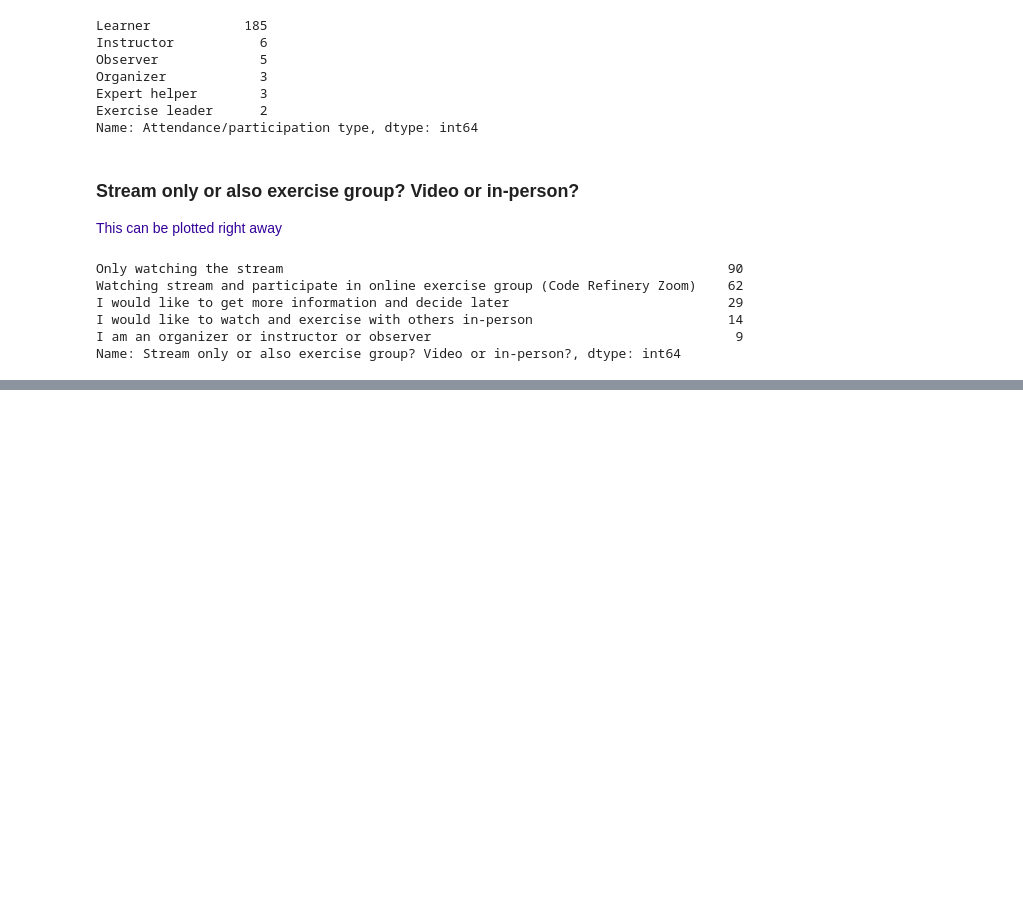
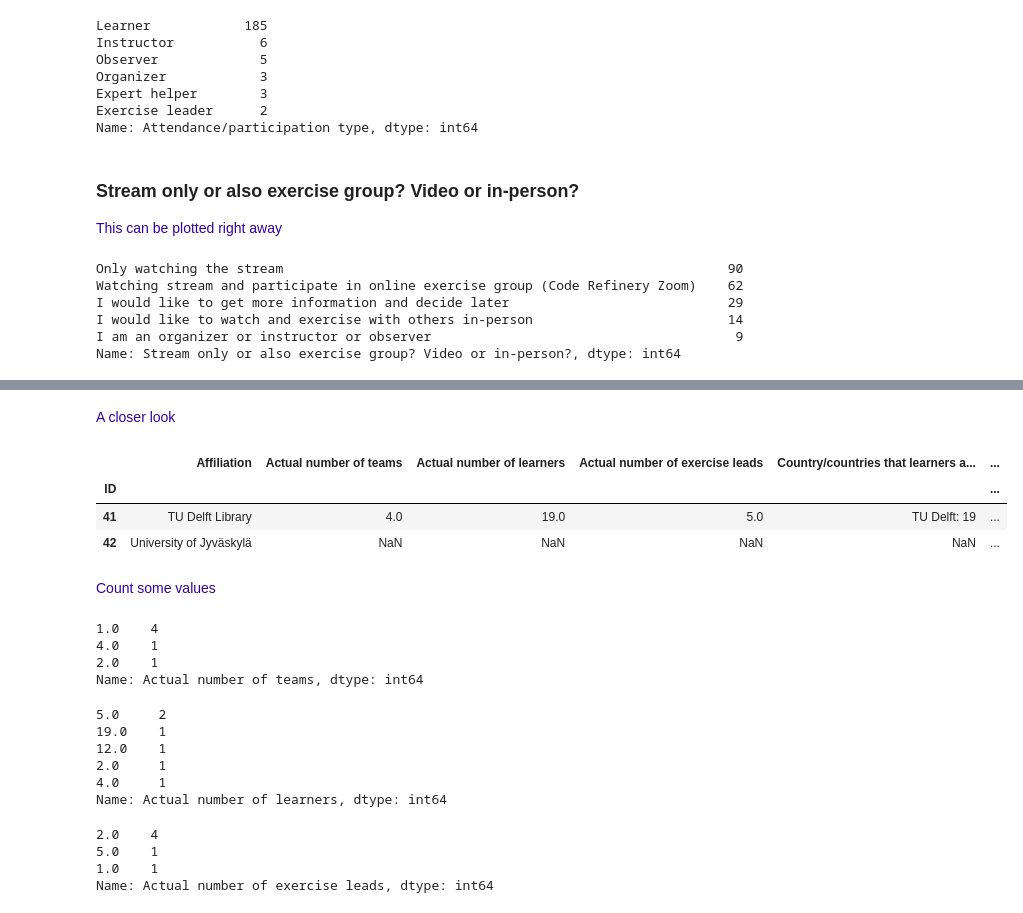
Before and after one commit to coderefinery/workshop-stats, a Jupyter notebook: ExploratoryDA.ipynb, the cells around one changed output, grey strips where cells are left out. Cells and saved outputs as stored; diff of their text form; code cells hidden in the pictures; blank space fills up the shorter version.

Commit message:
added team EDA

```diff
--- a/ExploratoryDA.ipynb
+++ b/ExploratoryDA.ipynb
@@ -266,0 +273,2 @@ Name: Which days you plan to attend?, dtype: int64
+# %%
+teamDF = pd.read_csv("./CR_teams.csv", index_col="ID")
@@ -266,0 +297,11 @@ Name: Which days you plan to attend?, dtype: int64
+# %% [markdown]
+<font color=#330099>A closer look</font>
+# %%
+teamDF.head(2)
+# %% [output]
+|  | Affiliation | Actual number of teams | Actual number of learners | Actual number of exercise leads | Country/countries that learners a... | ... |
+| ID |  |  |  |  |  | ... |
+| 41 | TU Delft Library | 4.0 | 19.0 | 5.0 | TU Delft: 19 | ... |
+| 42 | University of Jyväskylä | NaN | NaN | NaN | NaN | ... |
+# %% [markdown]
+<font color=#330099>Count some values</font>
@@ -266,0 +312,23 @@ Name: Which days you plan to attend?, dtype: int64
+# %%
+countActualTeams_team
+# %% [output]
+1.0    4
+4.0    1
+2.0    1
+Name: Actual number of teams, dtype: int64
+# %%
+countActualLearners_team
+# %% [output]
+5.0     2
+19.0    1
+12.0    1
+2.0     1
+4.0     1
+Name: Actual number of learners, dtype: int64
+# %%
+countActualELs_team
+# %% [output]
+2.0    4
+5.0    1
+1.0    1
+Name: Actual number of exercise leads, dtype: int64
```
Also changed, not shown: parts of 7 cells of this notebook.
